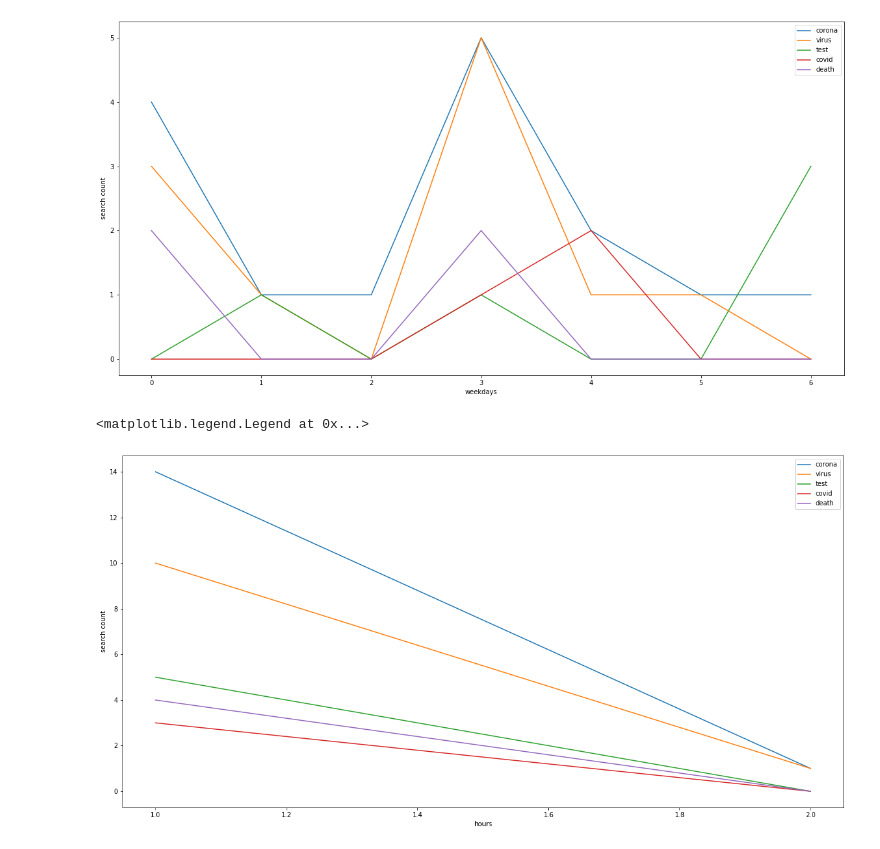
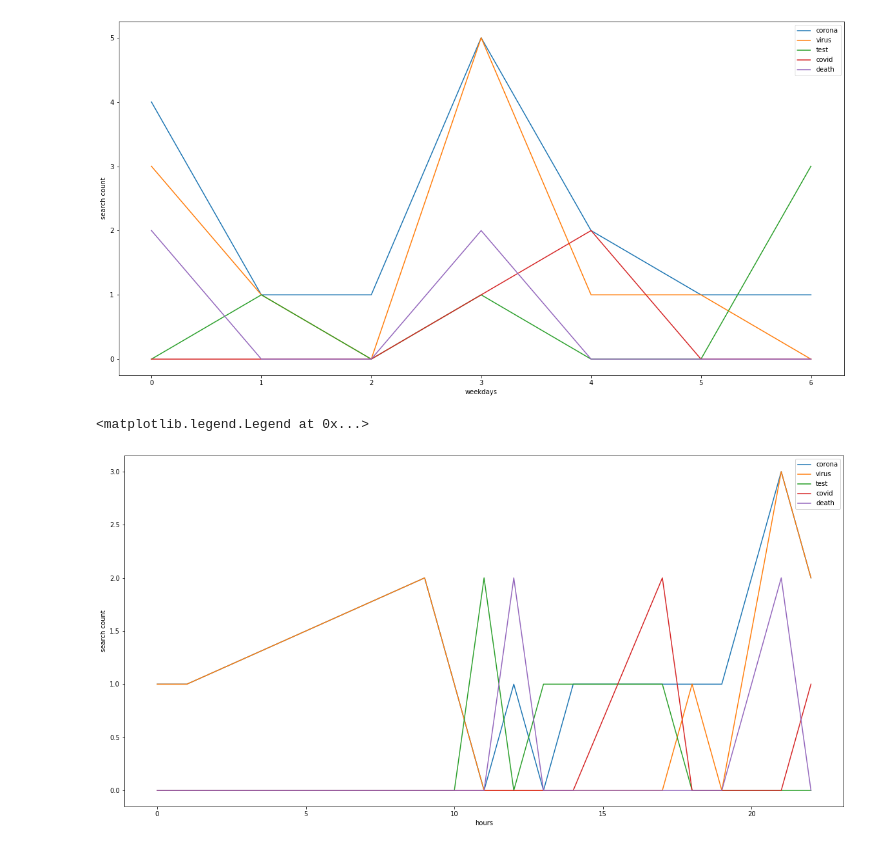
Before and after one commit to azaman13/covid19, a Jupyter notebook: Queries.ipynb, the cells around one changed output. Saved outputs shown, nothing was run; the diff lists cells and outputs as text; code cells hidden in the pictures.

```diff
--- a/Queries.ipynb
+++ b/Queries.ipynb
@@ -314,36 +314,36 @@ plt.legend()
 [figure]
 # %%
 df_grouped_hour = df_jan_march.groupby(['hours', 'query']).count().reset_index()
-qlist = df_grouped_weekday['query'].values.tolist()
+qlist = df_grouped_hour['query'].values.tolist()
 
 query_list = []
 for e in qlist:
     query_list.append(e.lower())
 
 covid_search = [s for s in query_list if 'covid' in s]
 virus_search = [s for s in query_list if 'virus' in s]
 test_search = [s for s in query_list if 'test' in s]
 death_search = [s for s in query_list if 'death' in s]
 symptom_search = [s for s in query_list if 'symptom' in s]
 corona_search = [s for s in query_list if 'corona' in s]
 cdc_search = [s for s in query_list if 'cdc' in s]
 
 
 key_search = covid_search + virus_search + test_search + death_search + symptom_search + corona_search + cdc_search
 
-df_grouped_weekday = df_grouped_weekday[df_grouped_weekday['query'].isin(key_search)]
+df_grouped_hour = df_grouped_hour[df_grouped_hour['query'].isin(key_search)]
 key_search = covid_search + virus_search + test_search + death_search + symptom_search + corona_search + cdc_search
 
-df_grouped_weekday = df_grouped_weekday[df_grouped_weekday['query'].isin(key_search)]
+df_grouped_hour = df_grouped_hour[df_grouped_hour['query'].isin(key_search)]
 
-corona_plot = df_grouped_weekday['query'].str.contains('corona').groupby(df_grouped_weekday['weekdays']).sum().plot(label='corona')
-virus_plot = df_grouped_weekday['query'].str.contains('virus').groupby(df_grouped_weekday['weekdays']).sum().plot(label='virus')
-test_plot = df_grouped_weekday['query'].str.contains('test').groupby(df_grouped_weekday['weekdays']).sum().plot(label='test')
-covid_plot = df_grouped_weekday['query'].str.contains('covid').groupby(df_grouped_weekday['weekdays']).sum().plot(label='covid')
-death_plot = df_grouped_weekday['query'].str.contains('death').groupby(df_grouped_weekday['weekdays']).sum().plot(label='death')
-plt.xlabel('weekdays')
+corona_plot = df_grouped_hour['query'].str.contains('corona').groupby(df_grouped_hour['hours']).sum().plot(label='corona')
+virus_plot = df_grouped_hour['query'].str.contains('virus').groupby(df_grouped_hour['hours']).sum().plot(label='virus')
+test_plot = df_grouped_hour['query'].str.contains('test').groupby(df_grouped_hour['hours']).sum().plot(label='test')
+covid_plot = df_grouped_hour['query'].str.contains('covid').groupby(df_grouped_hour['hours']).sum().plot(label='covid')
+death_plot = df_grouped_hour['query'].str.contains('death').groupby(df_grouped_hour['hours']).sum().plot(label='death')
+plt.xlabel('hours')
 plt.ylabel('search count')
 plt.legend()
 # %% [output]
 <matplotlib.legend.Legend at 0x...>
-[figure, old version]
+[figure, new version]
```
